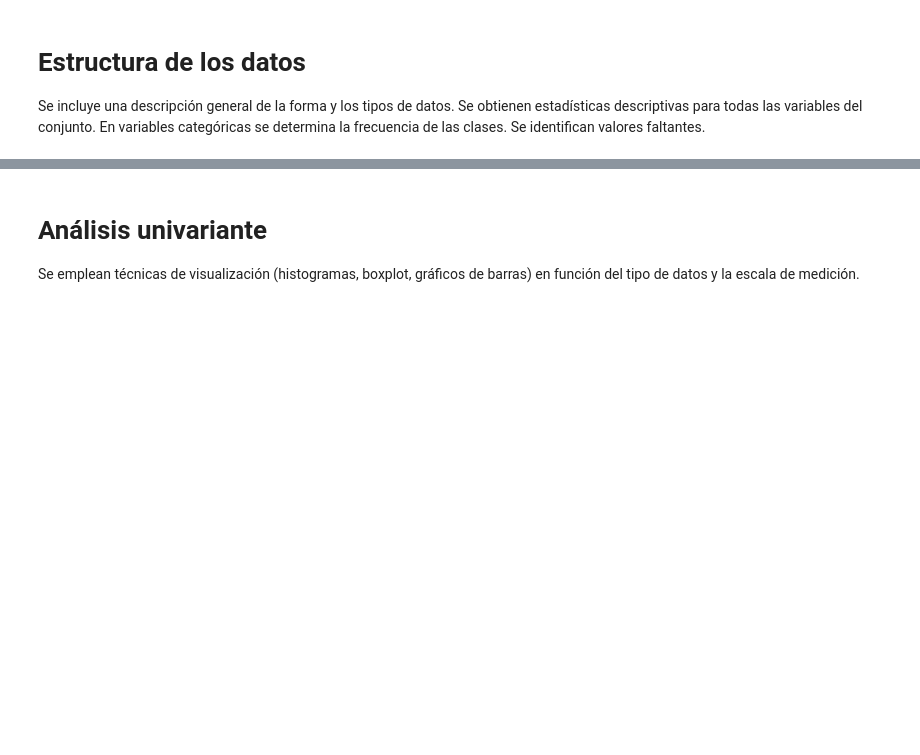
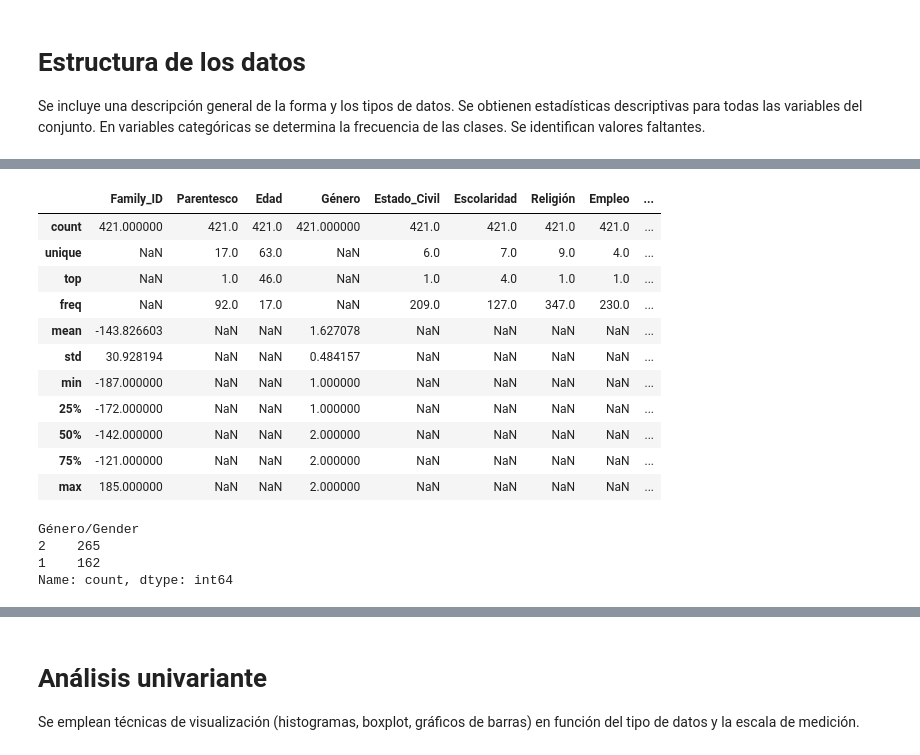
Before and after one commit to A01793101-GMuniz/ProyectoIntegrador, a Jupyter notebook: Avance1/Copia_Avance1_5.ipynb, the cells around one changed output, grey strips where cells are left out. Saved outputs shown, nothing was run; the diff lists cells and outputs as text; code cells hidden in the pictures; blank space fills up the shorter version.

```diff
--- a/Avance1/Copia_Avance1_5.ipynb
+++ b/Avance1/Copia_Avance1_5.ipynb
@@ -9,0 +110,4 @@ Hola Mundo.
+# %%
+# Eliminamos las columnas que no vamos a necesitar
+columnas_a_eliminar = ["ID", "Unnamed: 19", "Unnamed: 20"]
+df_copia.drop(columnas_a_eliminar, axis=1, inplace=True)
@@ -9,0 +175,3 @@ Hola Mundo.
+# %%
+# Eliminamos los datos que sean nulos
+df_copia.dropna(inplace=True)
@@ -9,0 +211,22 @@ Hola Mundo.
+# %%
+# Mapeamos las columnas del df
+mapeo = {
+    'Proband_Relation': {1: 'Proband', 2: 'Father', 3: 'Mother', 4: 'Brother', 5: 'Sister', 6: 'Son', 7: 'Daughter', 8:'Uncle', 9:'Aunt',
+                   10:'Grandfather',11:'Grandmother', 12:'Nephew',13:'Niece',14:'Cousin_Male',15:"Cousin_Female" },
+    'Gender': {1: 'Male', 2: 'Female'},
+    'Marital_Status': {1: 'Married', 2: 'Single', 3:'Divorced',4:'Widowed',5:'Living_together',6:'Separated'},
+    'School_Years': {1:'Elementary_school',2:'Middle_school',3:'High_school',4:'College',5:'Postgraduate',6:'Technical_studies'},
+    'Religion': {1:'Catholic',2:'Christian_(other)',3:'No_religion'},
+    'Employment': {1:'Yes',2:'No'},
+    'Psychosis_DIGS': {1:'One', 2:'Two'},
+    'D+AH1epression_DIGS': {1:'One', 2:'Two'},
+    'Anxiety_DIGS': {1:'One', 2:'Two'},
+    'Bipolar_DIGS': {1:'One', 2:'Two'},
+    'Eating_Disorders_DIGS': {1:'One', 2:'Two'},
+    'Alcohol_Abuse/Dependence_DIGS': {1:'One', 2:'Two'},
+    'Drugs_Abuse/Dependence_DIGS': {1:'One', 2:'Two'},
+    'Behaviour_Disorders': {1:'One', 2:'Two'},
+    'Personality_Disorders': {1:'One', 2:'Two'},
+}
+
+df_copia.replace(mapeo, inplace=True)
@@ -9,0 +286,8 @@ Hola Mundo.
+# %%
+# Mapeamos la columna de Genero
+
+# Creamos un diccionario de mapeo
+mapeo_genero = {1: 'Male', 2: 'Female'}
+
+# Aplicamos el mapeo a la columna 'Genero'
+df_copia['Género'] = df_copia['Género'].map(mapeo_genero)
@@ -9,0 +330,23 @@ Hola Mundo.
+# %%
+df_copia.describe(include="all")
+# %% [output]
+|  | Family_ID | Parentesco | Edad | Género | Estado_Civil | Escolaridad | Religión | Empleo | ... |
+| count | 421.000000 | 421.0 | 421.0 | 421.000000 | 421.0 | 421.0 | 421.0 | 421.0 | ... |
+| unique | NaN | 17.0 | 63.0 | NaN | 6.0 | 7.0 | 9.0 | 4.0 | ... |
+| top | NaN | 1.0 | 46.0 | NaN | 1.0 | 4.0 | 1.0 | 1.0 | ... |
+| freq | NaN | 92.0 | 17.0 | NaN | 209.0 | 127.0 | 347.0 | 230.0 | ... |
+| mean | -143.826603 | NaN | NaN | 1.627078 | NaN | NaN | NaN | NaN | ... |
+| std | 30.928194 | NaN | NaN | 0.484157 | NaN | NaN | NaN | NaN | ... |
+| min | -187.000000 | NaN | NaN | 1.000000 | NaN | NaN | NaN | NaN | ... |
+| 25% | -172.000000 | NaN | NaN | 1.000000 | NaN | NaN | NaN | NaN | ... |
+| 50% | -142.000000 | NaN | NaN | 2.000000 | NaN | NaN | NaN | NaN | ... |
+| 75% | -121.000000 | NaN | NaN | 2.000000 | NaN | NaN | NaN | NaN | ... |
+| max | 185.000000 | NaN | NaN | 2.000000 | NaN | NaN | NaN | NaN | ... |
+# %%
+# Para una columna categórica específica 'columna_categorica'
+print(df['Género/Gender'].value_counts())
+# %% [output]
+Género/Gender
+2    265
+1    162
+Name: count, dtype: int64
```
Also changed, not shown: parts of 23 cells of this notebook.
